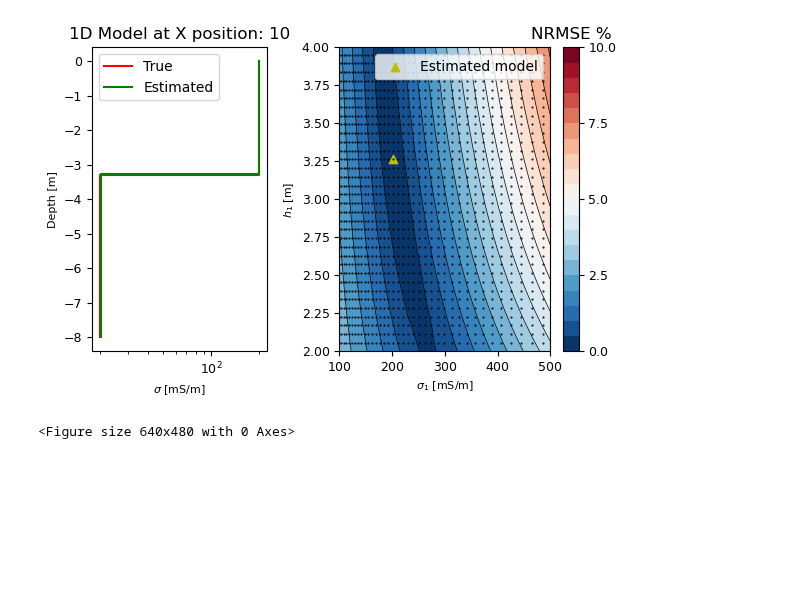
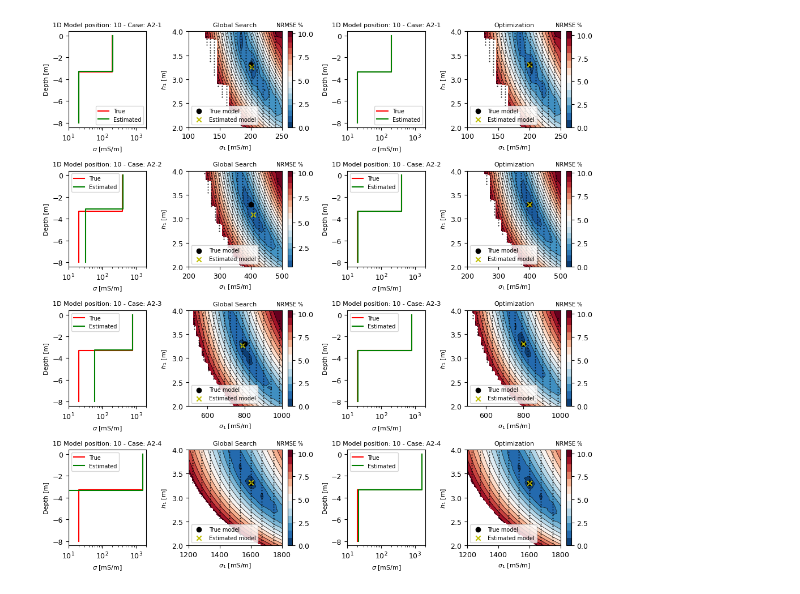
Before and after one commit to mariacarrizo/MC_RB_EM_1D, a Jupyter notebook: Synth-2Layers/A2/NoiseAnalysis.ipynb, the cells around one changed output. Cells and saved outputs as stored; diff of their text form; code cells hidden in the pictures; blank space fills up the shorter version.

```diff
--- a/Synth-2Layers/A2/NoiseAnalysis.ipynb
+++ b/Synth-2Layers/A2/NoiseAnalysis.ipynb
@@ -188,6 +189,6 @@ def rmse(obs, pred):
 # %%
 
-def Error_analysis_sigma1(model_est, data_true, pos, thicks, conds):
+def Error_analysis_sigma2(model_est, data_true, pos, thicks, conds):
     """ change later rmse"""
     err = []
     models_err = []
@@ -196,9 +197,10 @@ def Error_analysis_sigma1(model_est, data_true, pos, thicks, conds):
             mod = [h1, sigma1, model_est[pos,2]]
             sigma2 = model_est[pos,2]
             dat = EMf_2Lay_HVP(lambd, sigma1, sigma2, h1, height, offsets, freq, filt)
+            nrse = nrmse(data_true[pos], dat)
 
-            if rmse(dat, data_true[pos]) < 0.1:
-                err.append(rmse(dat, data_true[pos]))
+            if nrse < 0.1:
+                err.append(nrse)
                 models_err.append(mod)
 
     err = np.array(err)
@@ -206,10 +208,15 @@ def Error_analysis_sigma1(model_est, data_true, pos, thicks, conds):
 
     return err, models_err
 # %%
-err_A2_1, models_err_A2_1 = Error_analysis_sigma1(model_GS_A2_1, data_A2_1, pos, thicks, conds)
-err_A2_2, models_err_A2_2 = Error_analysis_sigma1(model_GS_A2_2, data_A2_2, pos, thicks, conds)
-err_A2_3, models_err_A2_3 = Error_analysis_sigma1(model_GS_A2_3, data_A2_3, pos, thicks, conds)
-err_A2_4, models_err_A2_4 = Error_analysis_sigma1(model_GS_A2_4, data_A2_4, pos, thicks, conds)
+err_GS_A2_1, models_err_GS_A2_1 = Error_analysis_sigma2(model_GS_A2_1, data_A2_1, pos, thicks, conds)
+err_GS_A2_2, models_err_GS_A2_2 = Error_analysis_sigma2(model_GS_A2_2, data_A2_2, pos, thicks, conds)
+err_GS_A2_3, models_err_GS_A2_3 = Error_analysis_sigma2(model_GS_A2_3, data_A2_3, pos, thicks, conds)
+err_GS_A2_4, models_err_GS_A2_4 = Error_analysis_sigma2(model_GS_A2_4, data_A2_4, pos, thicks, conds)
+
+err_Opt_A2_1, models_err_Opt_A2_1 = Error_analysis_sigma2(model_Opt_A2_1, data_A2_1, pos, thicks, conds)
+err_Opt_A2_2, models_err_Opt_A2_2 = Error_analysis_sigma2(model_Opt_A2_2, data_A2_2, pos, thicks, conds)
+err_Opt_A2_3, models_err_Opt_A2_3 = Error_analysis_sigma2(model_Opt_A2_3, data_A2_3, pos, thicks, conds)
+err_Opt_A2_4, models_err_Opt_A2_4 = Error_analysis_sigma2(model_Opt_A2_4, data_A2_4, pos, thicks, conds)
 # %%
 # Function to plot Error space
 
@@ -268,6 +277,25 @@ def PlotErrorSpace(model, model_est_GS, model_est_Opt, err, models_err, depthmax
 # %%
-PlotErrorSpace(model_A2_1[pos], model_GS_A2_1[pos], err, models_err)
+fig, ax = plt.subplots(4,4, figsize=(10,10), gridspec_kw={'width_ratios': [1, 1.5, 1, 1.5]})
+
+PlotErrorSpace(ax[0,0], ax[0,1], model_A2_1[pos], model_GS_A2_1[pos], err_GS_A2_1, models_err_GS_A2_1, 100, 250, 2, 4,
+               case='A2-1', method='Global Search', colorbar=True)
+PlotErrorSpace(ax[1,0], ax[1,1], model_A2_2[pos], model_GS_A2_2[pos], err_GS_A2_2, models_err_GS_A2_2, 200, 500, 2, 4,
+              case='A2-2', method='Global Search', colorbar=True)
+PlotErrorSpace(ax[2,0], ax[2,1], model_A2_3[pos], model_GS_A2_3[pos], err_GS_A2_3, models_err_GS_A2_3, 500, 1000, 2, 4,
+              case='A2-3', method='Global Search', colorbar=True)
+PlotErrorSpace(ax[3,0], ax[3,1], model_A2_4[pos], model_GS_A2_4[pos], err_GS_A2_4, models_err_GS_A2_4, 1200, 1800, 2, 4,
+              case='A2-4', method='Global Search', colorbar=True)
+
+PlotErrorSpace(ax[0,2], ax[0,3], model_A2_1[pos], model_Opt_A2_1[pos], err_Opt_A2_1, models_err_Opt_A2_1, 100, 250, 2, 4,
+              case='A2-1', method='Optimization', colorbar=True)
+PlotErrorSpace(ax[1,2], ax[1,3], model_A2_2[pos], model_Opt_A2_2[pos], err_Opt_A2_2, models_err_Opt_A2_2, 200, 500, 2, 4,
+              case='A2-2', method='Optimization', colorbar=True)
+PlotErrorSpace(ax[2,2], ax[2,3], model_A2_3[pos], model_Opt_A2_3[pos], err_Opt_A2_3, models_err_Opt_A2_3, 500, 1000, 2, 4,
+              case='A2-3', method='Optimization', colorbar=True)
+PlotErrorSpace(ax[3,2], ax[3,3], model_A2_4[pos], model_Opt_A2_4[pos], err_Opt_A2_4, models_err_Opt_A2_4, 1200, 1800, 2, 4,
+              case='A2-4', method='Optimization', colorbar=True)
+
 plt.tight_layout()
-plt.show()
-plt.savefig('figures/ErrorSpace_A2.png')
+#plt.show()
+plt.savefig('figures/ErrorSpace_caseA2.eps', format='eps')
 # %% [output]
@@ -274,2 +303 @@ plt.savefig('figures/ErrorSpace_A2.png')
-[figure, old version]
+[figure, new version]
-<Figure size 640x480 with 0 Axes>
```
Also changed, not shown: parts of 7 cells of this notebook, 1 other file.
